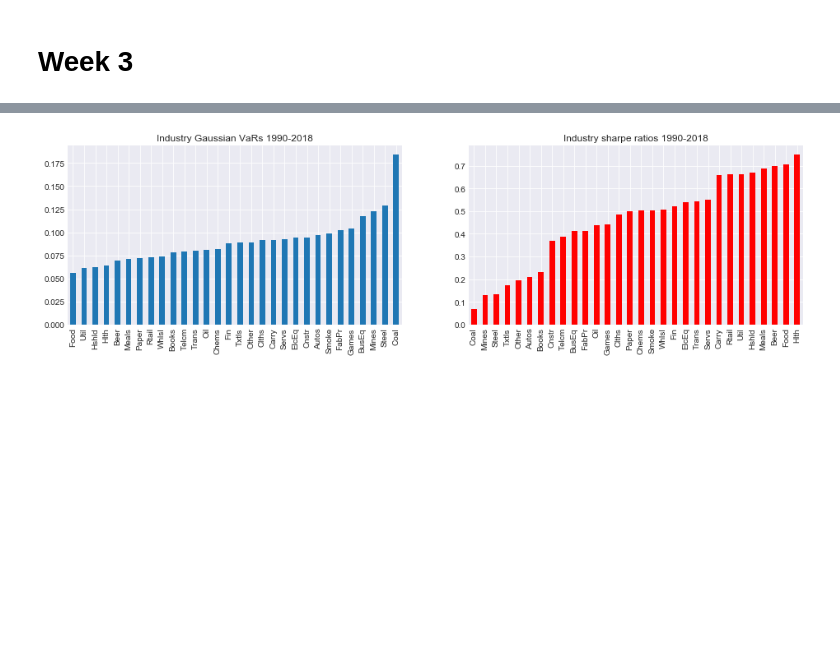
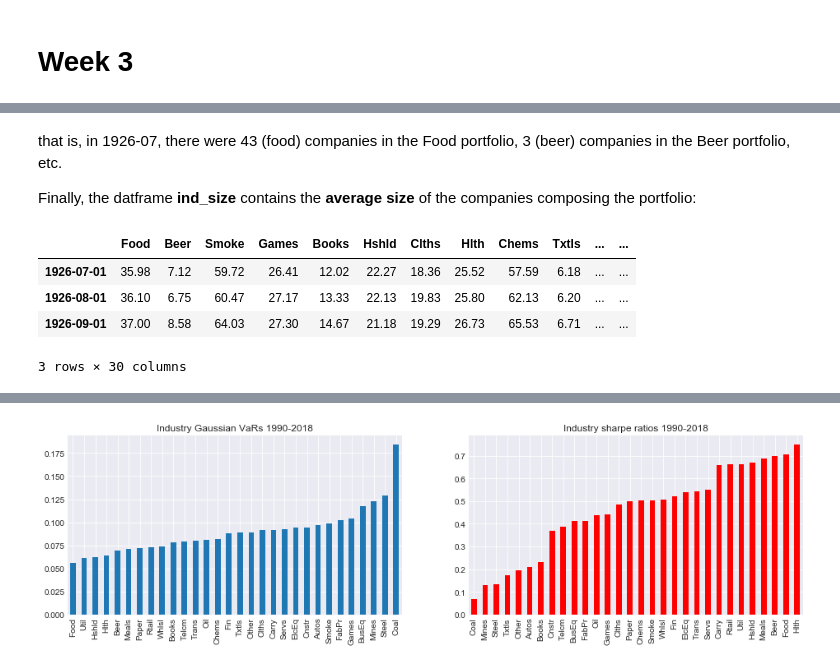
Before and after one commit to z4ir3/finance-courses, a Jupyter notebook: week-3.ipynb, the cells around one changed output, grey strips where cells are left out. Drawn from its saved outputs; the diff is of its cells as text; code cells hidden in the pictures; blank space fills up the shorter version.

```diff
--- a/week-3.ipynb
+++ b/week-3.ipynb
@@ -21,0 +62,12 @@ ind = erk.get_ind_returns()
+# %% [markdown]
+that is, in 1926-07, there were 43 (food) companies in the Food portfolio, 3 (beer) companies in the Beer portfolio, etc.
+
+Finally, the datframe **ind_size** contains the **average size** of the companies composing the portfolio:
+# %%
+ind_size.head(3)
+# %% [output]
+|  | Food | Beer | Smoke | Games | Books | Hshld | Clths | Hlth | Chems | Txtls | ... | ... |
+| 1926-07-01 | 35.98 | 7.12 | 59.72 | 26.41 | 12.02 | 22.27 | 18.36 | 25.52 | 57.59 | 6.18 | ... | ... |
+| 1926-08-01 | 36.10 | 6.75 | 60.47 | 27.17 | 13.33 | 22.13 | 19.83 | 25.80 | 62.13 | 6.20 | ... | ... |
+| 1926-09-01 | 37.00 | 8.58 | 64.03 | 27.30 | 14.67 | 21.18 | 19.29 | 26.73 | 65.53 | 6.71 | ... | ... |
+3 rows × 30 columns
```
Also changed, not shown: parts of 15 cells of this notebook.
